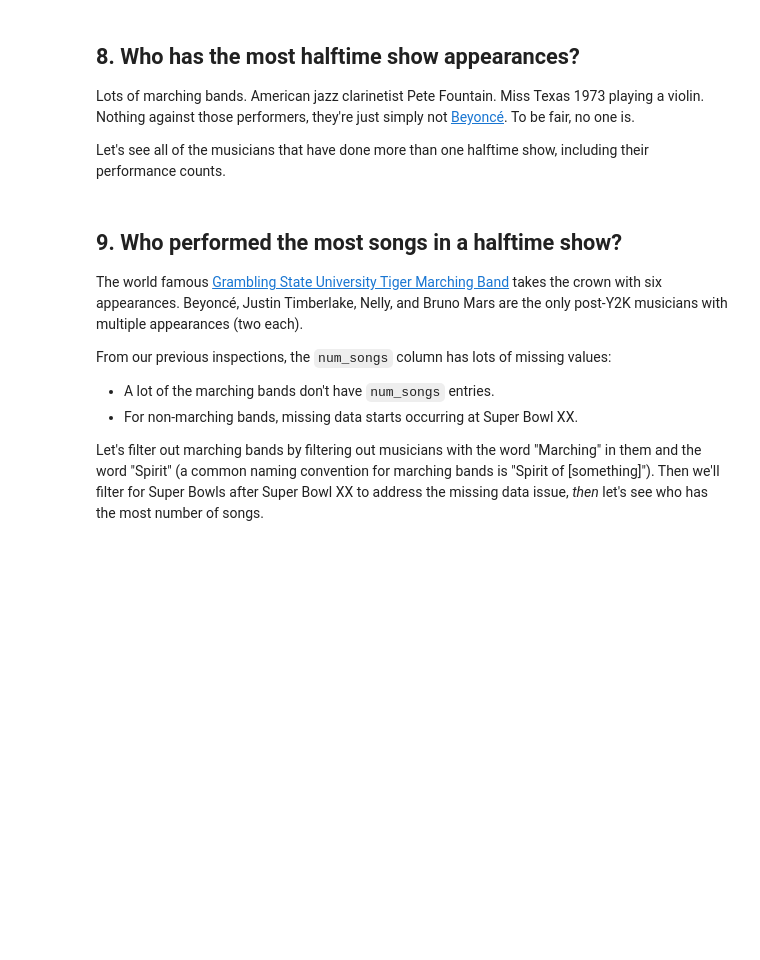
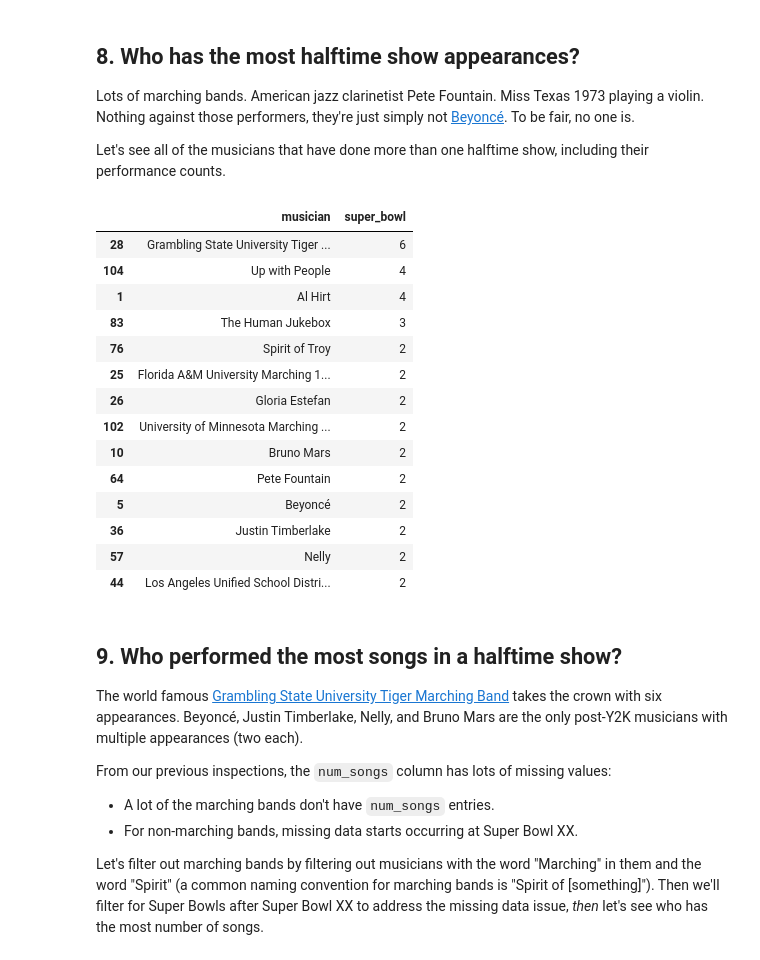
Before and after one commit to lilianngweta/superbowl-project, a Jupyter notebook: notebook.ipynb, the cells around one changed output. Drawn from its saved outputs; the diff is of its cells as text; code cells hidden in the pictures; blank space fills up the shorter version.

Commit message:
displaying musicians that have done more than one halftime show

```diff
--- a/notebook.ipynb
+++ b/notebook.ipynb
@@ -214,10 +214,26 @@ halftime_musicians[halftime_musicians.super_bowl<=27]
 # %%
 # Count halftime show appearances for each musician and sort them from most to least
 halftime_appearances = halftime_musicians.groupby('musician').count()['super_bowl'].reset_index()
 halftime_appearances = halftime_appearances.sort_values('super_bowl', ascending=False)
 
 # Display musicians with more than one halftime show appearance
-# ... YOUR CODE FOR TASK 8 ...
+halftime_appearances[halftime_appearances.super_bowl>1]
+# %% [output]
+|  | musician | super_bowl |
+| 28 | Grambling State University Tiger ... | 6 |
+| 104 | Up with People | 4 |
+| 1 | Al Hirt | 4 |
+| 83 | The Human Jukebox | 3 |
+| 76 | Spirit of Troy | 2 |
+| 25 | Florida A&M University Marching 1... | 2 |
+| 26 | Gloria Estefan | 2 |
+| 102 | University of Minnesota Marching ... | 2 |
+| 10 | Bruno Mars | 2 |
+| 64 | Pete Fountain | 2 |
+| 5 | Beyoncé | 2 |
+| 36 | Justin Timberlake | 2 |
+| 57 | Nelly | 2 |
+| 44 | Los Angeles Unified School Distri... | 2 |
 # %% [markdown]
 ## 9. Who performed the most songs in a halftime show?
 <p>The world famous <a href="https://www.youtube.com/watch?v=RL_3oqpHiDg">Grambling State University Tiger Marching Band</a> takes the crown with six appearances. Beyoncé, Justin Timberlake, Nelly, and Bruno Mars are the only post-Y2K musicians with multiple appearances (two each).</p>
```
